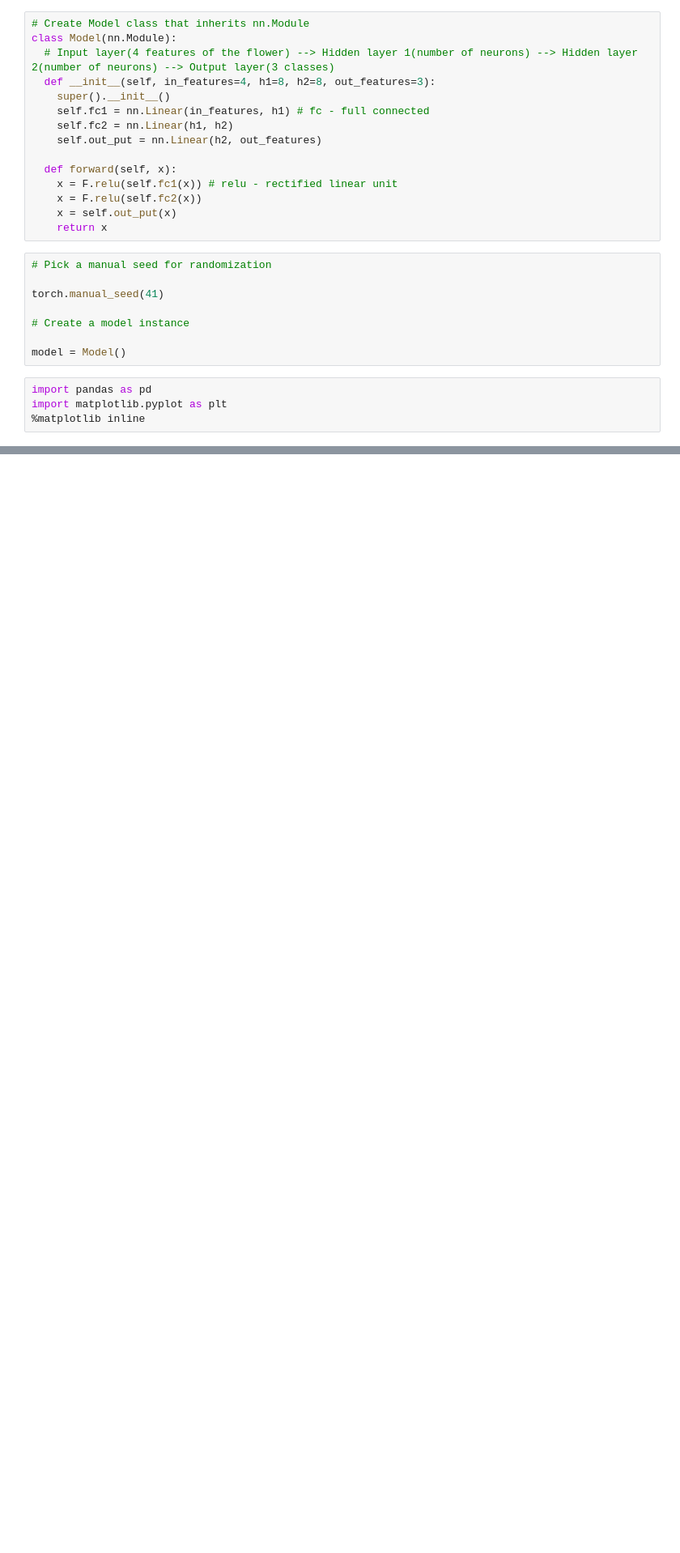
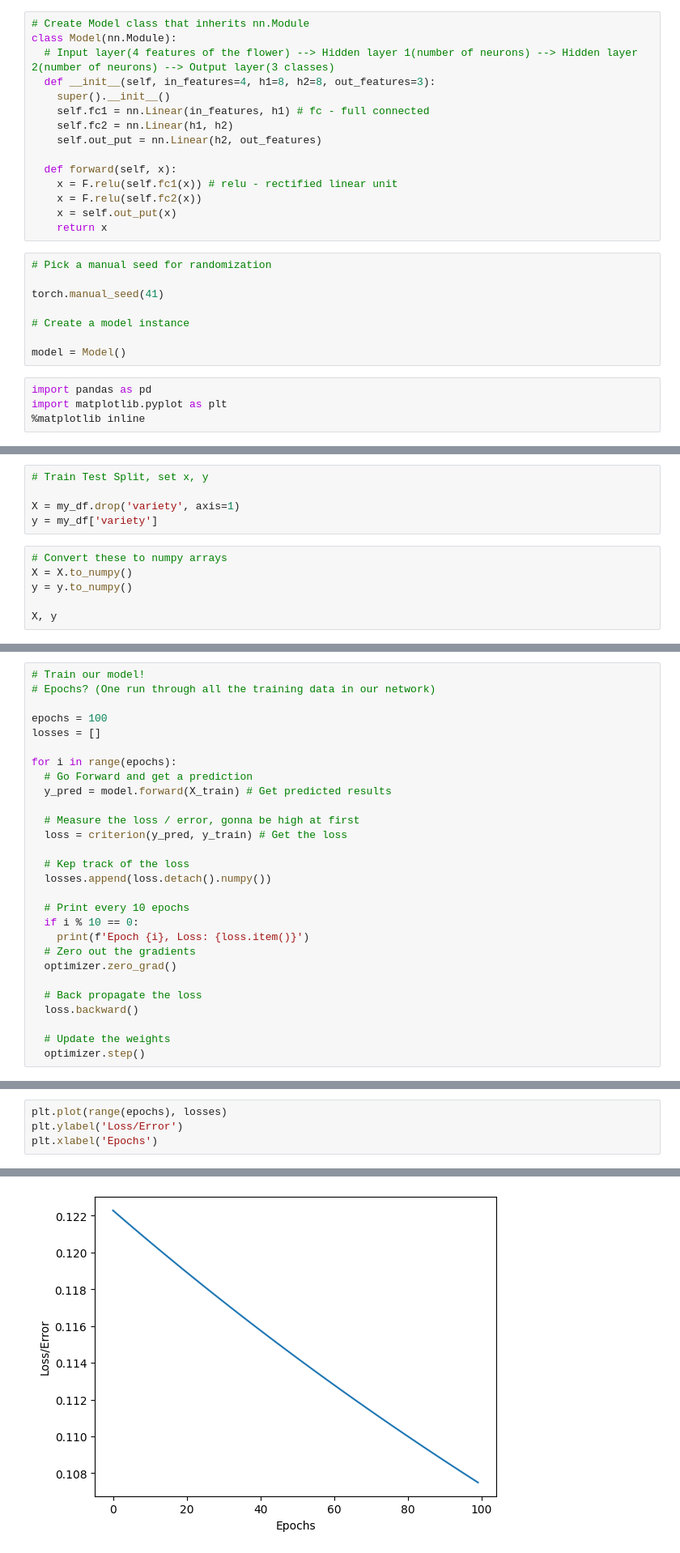
Before and after one commit to mohan589/AIProject, a Jupyter notebook: PyTorch/SimpleNN.ipynb, the cells around one changed output, grey strips where cells are left out. Shown at 81% size. Saved outputs shown, nothing was run; the diff lists cells and outputs as text; blank space fills up the shorter version.

```diff
--- a/PyTorch/SimpleNN.ipynb
+++ b/PyTorch/SimpleNN.ipynb
@@ -52,0 +74,11 @@ my_df
+# %%
+# Train Test Split, set x, y
+
+X = my_df.drop('variety', axis=1)
+y = my_df['variety']
+# %%
+# Convert these to numpy arrays
+X = X.to_numpy()
+y = y.to_numpy()
+
+X, y
@@ -52,0 +144,28 @@ my_df
+# %%
+# Train our model!
+# Epochs? (One run through all the training data in our network)
+
+epochs = 100
+losses = []
+
+for i in range(epochs):
+  # Go Forward and get a prediction
+  y_pred = model.forward(X_train) # Get predicted results
+
+  # Measure the loss / error, gonna be high at first
+  loss = criterion(y_pred, y_train) # Get the loss
+
+  # Kep track of the loss
+  losses.append(loss.detach().numpy())
+
+  # Print every 10 epochs
+  if i % 10 == 0:
+    print(f'Epoch {i}, Loss: {loss.item()}')
+  # Zero out the gradients
+  optimizer.zero_grad()
+
+  # Back propagate the loss
+  loss.backward()
+
+  # Update the weights
+  optimizer.step()
@@ -52,0 +183,5 @@ my_df
+# %%
+plt.plot(range(epochs), losses)
+plt.ylabel('Loss/Error')
+plt.xlabel('Epochs')
+# %% [output]
@@ -52,0 +189 @@ my_df
+[figure, added]
```
Also changed, not shown: parts of 7 cells of this notebook, 1 other file.
